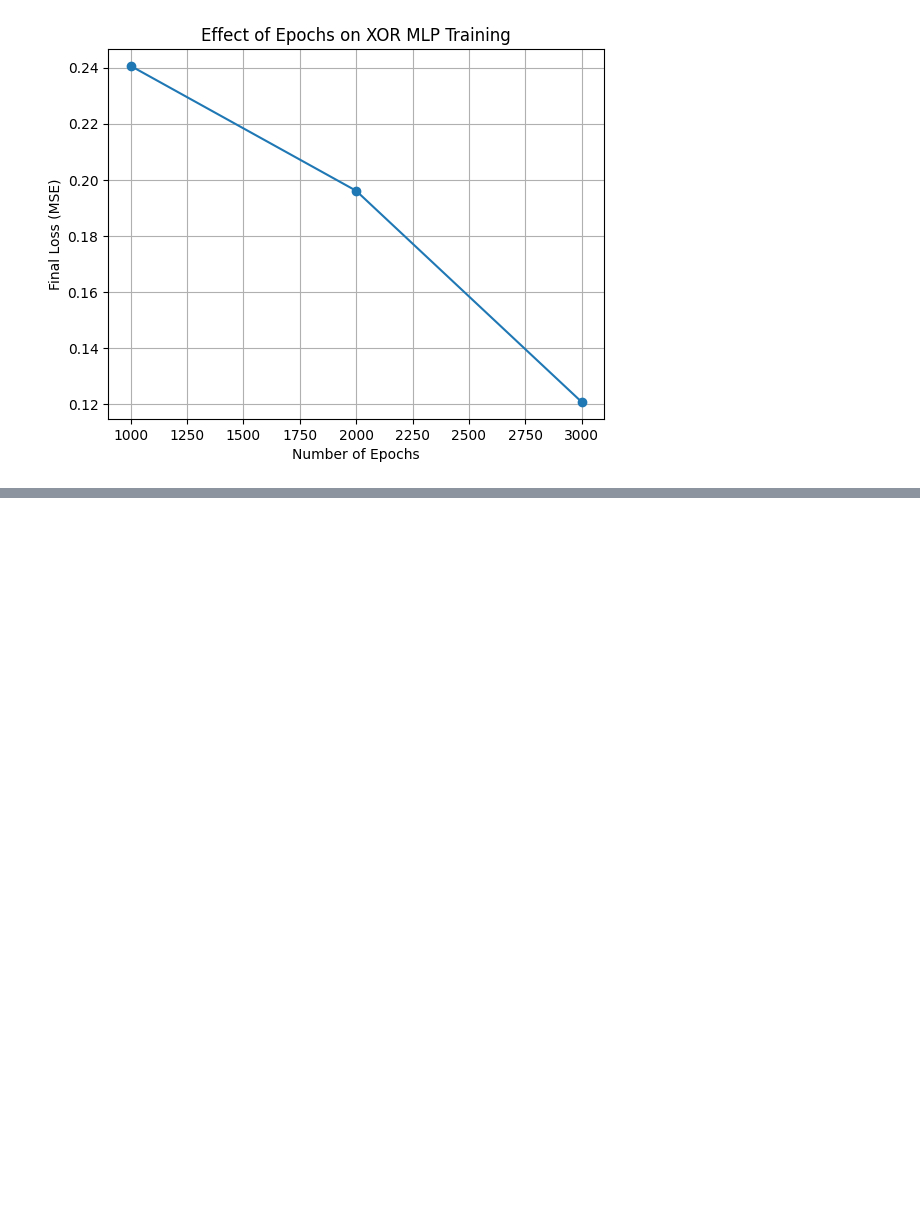
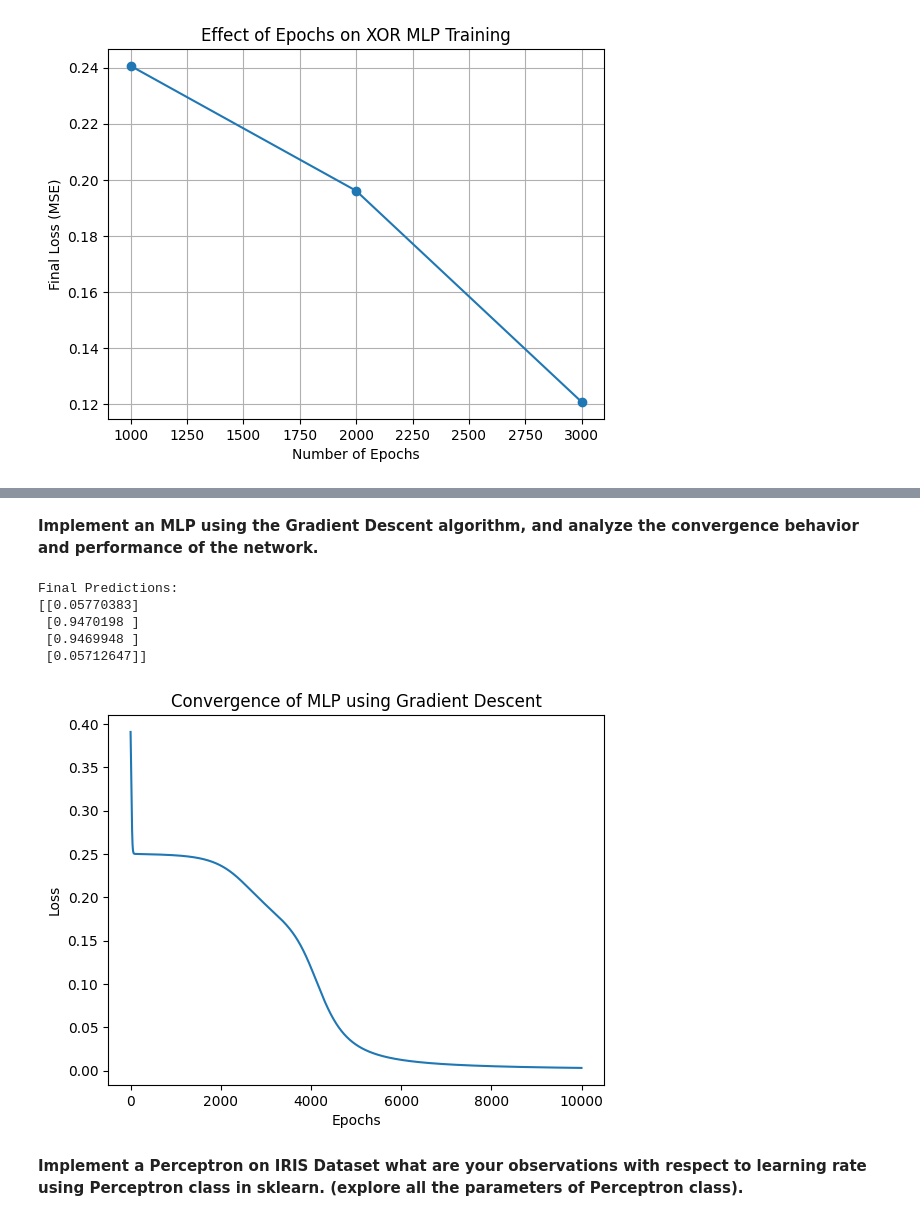
Before and after one commit to Varshini151205/DL, a Jupyter notebook: DL3.ipynb, the cells around one changed output, grey strips where cells are left out. Cells and saved outputs as stored; diff of their text form; code cells hidden in the pictures; blank space fills up the shorter version.

```diff
--- a/DL3.ipynb
+++ b/DL3.ipynb
@@ -322,0 +397,72 @@ Epochs: 3000, Final Loss: 0.120790
+# %% [markdown]
+**Implement an MLP using the Gradient Descent algorithm, and analyze the convergence behavior and performance of the network.**
+# %%
+import numpy as np
+import matplotlib.pyplot as plt
+
+def sigmoid(x):
+    return 1/(1+np.exp(-x))
+
+def sigmoid_derivative(x):
+    return x*(1-x)
+
+X = np.array([
+    [0,0],
+    [0,1],
+    [1,0],
+    [1,1]
+])
+
+y = np.array([[0],[1],[1],[0]])
+
+np.random.seed(0)
+
+W1 = np.random.rand(2,2)
+b1 = np.random.rand(1,2)
+
+W2 = np.random.rand(2,1)
+b2 = np.random.rand(1,1)
+
+learning_rate = 0.1
+epochs = 10000
+
+losses = []
+
+for epoch in range(epochs):
+
+    hidden_input = np.dot(X,W1) + b1
+    hidden_output = sigmoid(hidden_input)
+
+    final_input = np.dot(hidden_output,W2) + b2
+    y_pred = sigmoid(final_input)
+
+    error = y - y_pred
+    loss = np.mean(error**2)
+    losses.append(loss)
+
+    d_output = error * sigmoid_derivative(y_pred)
+    d_hidden = d_output.dot(W2.T) * sigmoid_derivative(hidden_output)
+
+    W2 += hidden_output.T.dot(d_output) * learning_rate
+    b2 += np.sum(d_output,axis=0,keepdims=True) * learning_rate
+
+    W1 += X.T.dot(d_hidden) * learning_rate
+    b1 += np.sum(d_hidden,axis=0,keepdims=True) * learning_rate
+
+print("Final Predictions:")
+print(y_pred)
+
+plt.plot(losses)
+plt.xlabel("Epochs")
+plt.ylabel("Loss")
+plt.title("Convergence of MLP using Gradient Descent")
+plt.show()
+# %% [output]
+Final Predictions:
+[[0.05770383]
+ [0.9470198 ]
+ [0.9469948 ]
+ [0.05712647]]
+[figure, added]
+# %% [markdown]
+**Implement a Perceptron on IRIS Dataset what are your observations with respect to learning rate using Perceptron class in sklearn. (explore all the parameters of Perceptron class).**
```
Also changed, not shown: parts of 5 cells of this notebook.
